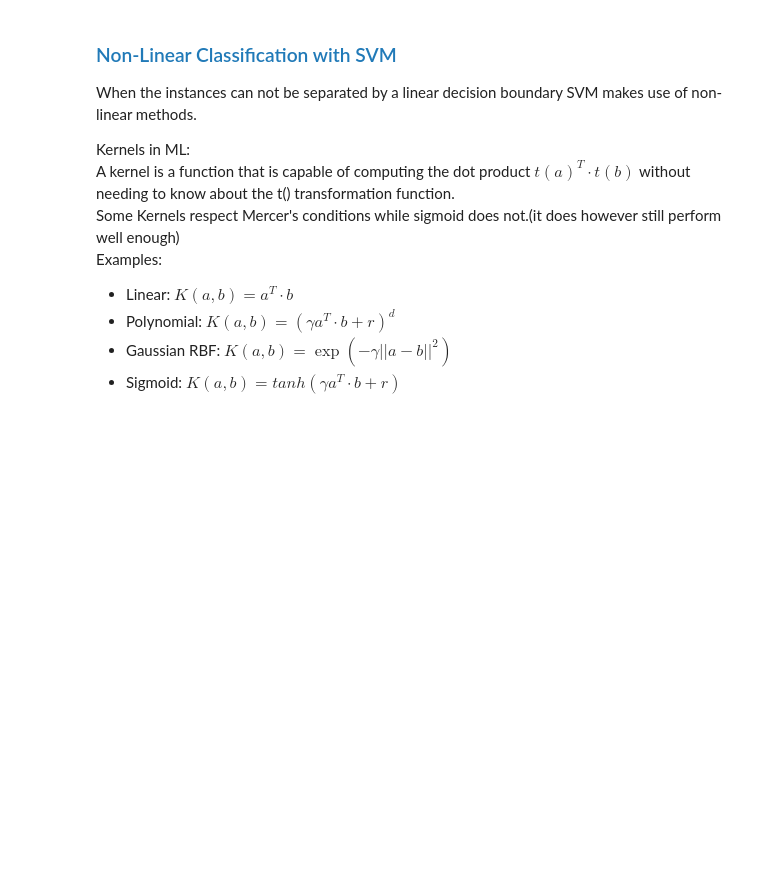
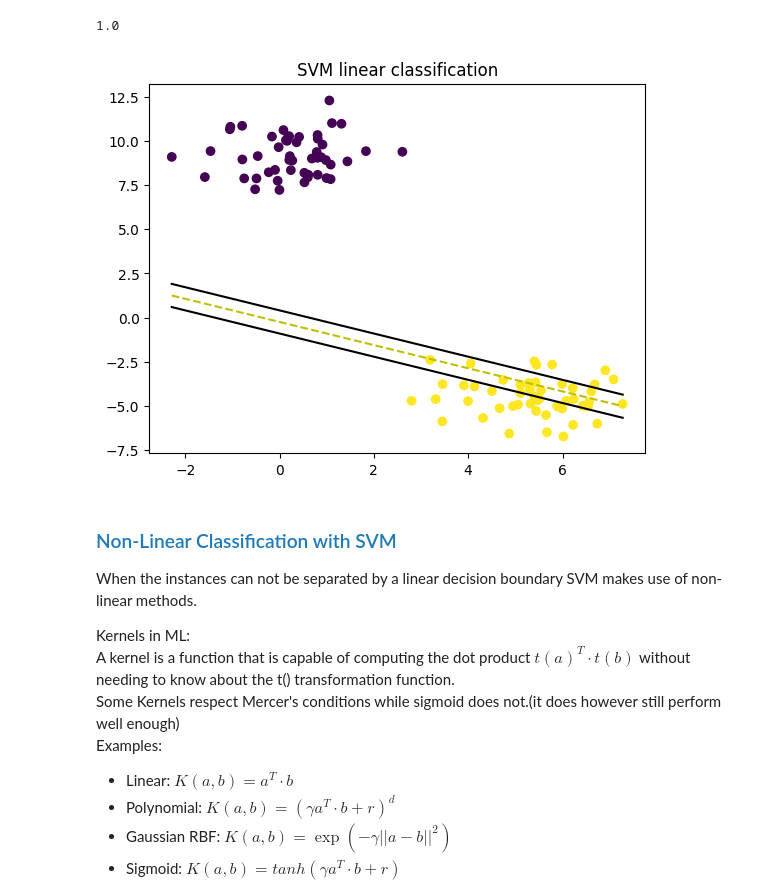
Before and after one commit to katie-hofschen/ml_from_scratch, a Jupyter notebook: SVM.ipynb, the cells around one changed output. Drawn from its saved outputs; the diff is of its cells as text; code cells hidden in the pictures; blank space fills up the shorter version.

Commit message:
main body of linear SVM classification

```diff
--- a/SVM.ipynb
+++ b/SVM.ipynb
@@ -48,3 +69,43 @@ class LinearSVC:
+# %%
+X, y = datasets.make_blobs(n_samples=100, n_features=2, centers=2, cluster_std=1.05, random_state=23)
+y = np.where(y <= 0, -1, 1)
+X_train, X_test, y_train, y_test = train_test_split(X, y, test_size=0.2, random_state=1234)
+# %%
+lin_svc = LinearSVC()
+lin_svc.fit(X_train,y_train)
+
+predicted = lin_svc.predict(X_test)
+accuracy(predicted, y_test)
+# %% [output]
+1.0
+# %%
+def get_hyperplane(x,w,b,offset):
+    return (-w[0] + x + b + offset) / w[1]
+
+
+def visualize_svm():
+    plt.scatter(X[:,0], X[:,1], marker='o', c=y)
+    x0_1 = np.amin(X[:,0])
+    x0_2 = np.amax(X[:,0])
+
+    x1_1 = get_hyperplane(x0_1, lin_svc.weights, lin_svc.bias, 0)
+    x1_2 = get_hyperplane(x0_2, lin_svc.weights, lin_svc.bias, 0)
+
+    x1_1_n = get_hyperplane(x0_1, lin_svc.weights, lin_svc.bias, -1)
+    x1_2_n = get_hyperplane(x0_2, lin_svc.weights, lin_svc.bias, -1)
+
+    x1_1_p = get_hyperplane(x0_1, lin_svc.weights, lin_svc.bias, 1)
+    x1_2_p = get_hyperplane(x0_2, lin_svc.weights, lin_svc.bias, 1)
+
+    plt.plot([x0_1, x0_2], [x1_1, x1_2], 'y--')
+    plt.plot([x0_1, x0_2], [x1_1_n, x1_2_n], 'k')
+    plt.plot([x0_1, x0_2], [x1_1_p, x1_2_p], 'k')
+    plt.title("SVM linear classification")
+    plt.show()
+
+visualize_svm()
+# %% [output]
+[figure, added]
 # %%
 class LinearSVR:
     # linear SVM Regression
```
Also changed, not shown: parts of 2 cells of this notebook.
